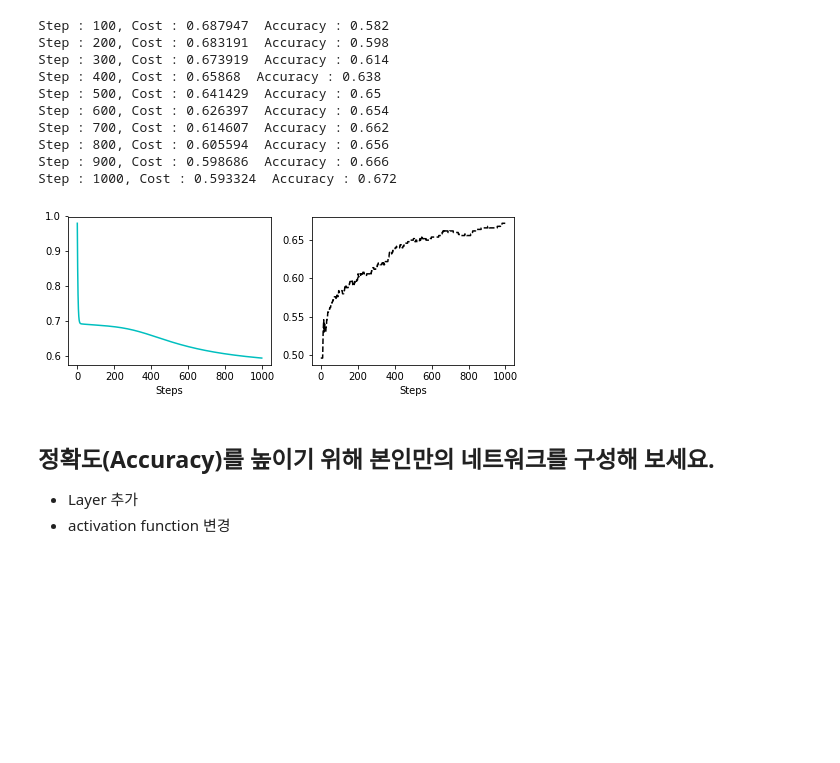
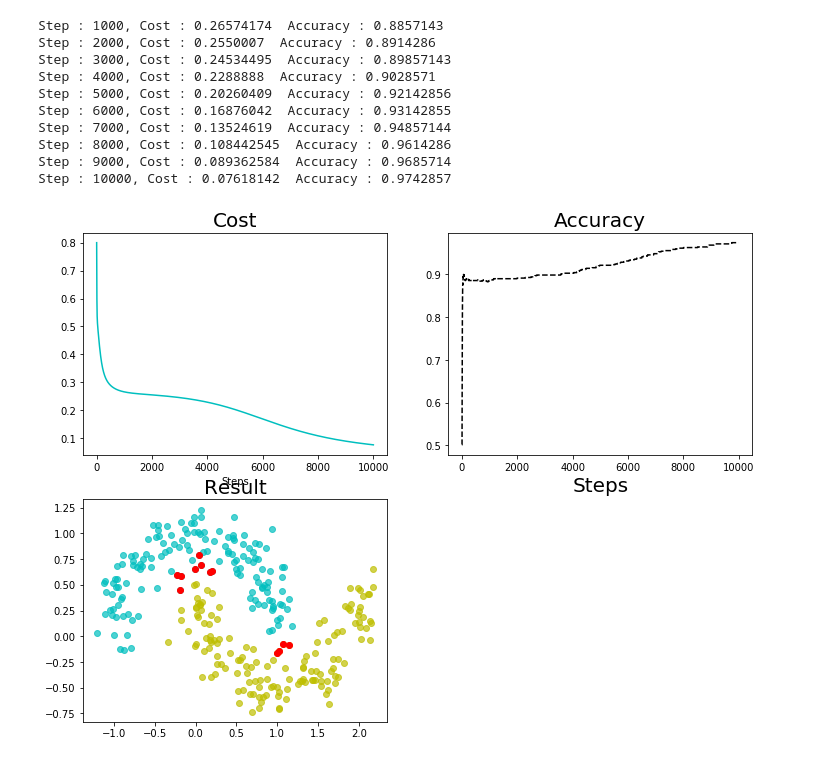
Before and after one commit to mjgim/tensorflow_tutorial, a Jupyter notebook: 7. Binary Classification.ipynb, the cells around one changed output. Saved outputs shown, nothing was run; the diff lists cells and outputs as text; code cells hidden in the pictures; blank space fills up the shorter version.

```diff
--- a/7. Binary Classification.ipynb
+++ b/7. Binary Classification.ipynb
@@ -11,6 +9,0 @@ y_data = [[0] if x_data[i][0]*x_data[i][1] >= 0. else [1] for i in range(len(x_d
-# %%
-for i, j in enumerate(y_data):
-    if j == [0] :
-        _ = plt.plot(x_data[i][0], x_data[i][1], "r.")
-    else :
-        _ = plt.plot(x_data[i][0], x_data[i][1], "b.")
@@ -39,0 +108,11 @@ accuracy = tf.reduce_mean(tf.cast(tf.equal(predicted, Y), dtype=tf.float32))
+# %%
+# Moon data
+x_moon, y_moon = make_moons(n_samples=1000, shuffle=True, noise=0.15, random_state=10)
+
+plt.suptitle("Scatter Plot", fontsize=20)
+plt.scatter(x_moon[y_moon == 0, 0], x_moon[y_moon == 0, 1], label="Class 0", alpha=0.7)
+plt.scatter(x_moon[y_moon == 1, 0], x_moon[y_moon == 1, 1], label="Class 1", alpha=0.7)
+plt.legend(fontsize=15)
+
+x_train, x_test, y_train, y_test = \
+train_test_split(x_moon, y_moon, test_size=0.3, random_state=777)
@@ -40,40 +121,54 @@ accuracy = tf.reduce_mean(tf.cast(tf.equal(predicted, Y), dtype=tf.float32))
 # %%
 # Launch the graph in a session.
 sess = tf.Session()
 # Initializes global variables in the graph.
 sess.run(tf.global_variables_initializer())
 
 cost_list = []
 acc_list = []
 
-iteration = 1000
+iteration = 10000
 for step in range(iteration):
-    acc, cost, _, = sess.run([accuracy, loss,  train,], feed_dict={X: x_data, Y: y_data})
+    acc, cost, _, = sess.run([accuracy, loss,  train],
+                             feed_dict={X: x_train, Y: np.reshape(y_train, [-1,1])})
     cost_list.append(cost)
     acc_list.append(acc)
     if (step+1) % (iteration//10) ==0:
         print("Step : %i, Cost : %s  Accuracy : %s" %(step+1, cost, acc))
 
-plt.figure(figsize=(8,6))
+plt.figure(figsize=(12,9))
 plt.subplot(221)
+plt.title("Cost", fontsize=20)
 plt.xlabel("Steps")
 _ = plt.plot(cost_list, "c")
+
 plt.subplot(222)
-plt.xlabel("Steps")
+plt.title("Accuracy", fontsize=20)
+plt.xlabel("Steps", fontsize=20)
 _ = plt.plot(acc_list, "k--")
+
+Hypothesis = sess.run(H, feed_dict={X: x_test})
+
+
+plt.subplot(223)
+plt.title("Result", fontsize=20)
+for i, j in enumerate(Hypothesis):
+    if j > 0.5 :
+        _ = plt.plot(x_test[i][0], x_test[i][1], "yo", alpha=0.7)
+    else :
+        _ = plt.plot(x_test[i][0], x_test[i][1], "co", alpha=0.7)
+for i in range(len(Hypothesis)):
+    if np.around(Hypothesis)[i] != y_test[i]:
+        plt.plot(x_test[i][0], x_test[i][1], "ro")
 # %% [output]
-Step : 100, Cost : 0.687947  Accuracy : 0.582
-Step : 200, Cost : 0.683191  Accuracy : 0.598
-Step : 300, Cost : 0.673919  Accuracy : 0.614
-Step : 400, Cost : 0.65868  Accuracy : 0.638
-Step : 500, Cost : 0.641429  Accuracy : 0.65
-Step : 600, Cost : 0.626397  Accuracy : 0.654
-Step : 700, Cost : 0.614607  Accuracy : 0.662
-Step : 800, Cost : 0.605594  Accuracy : 0.656
-Step : 900, Cost : 0.598686  Accuracy : 0.666
-Step : 1000, Cost : 0.593324  Accuracy : 0.672
+Step : 1000, Cost : 0.26574174  Accuracy : 0.8857143
+Step : 2000, Cost : 0.2550007  Accuracy : 0.8914286
+Step : 3000, Cost : 0.24534495  Accuracy : 0.89857143
+Step : 4000, Cost : 0.2288888  Accuracy : 0.9028571
+Step : 5000, Cost : 0.20260409  Accuracy : 0.92142856
+Step : 6000, Cost : 0.16876042  Accuracy : 0.93142855
+Step : 7000, Cost : 0.13524619  Accuracy : 0.94857144
+Step : 8000, Cost : 0.108442545  Accuracy : 0.9614286
+Step : 9000, Cost : 0.089362584  Accuracy : 0.9685714
+Step : 10000, Cost : 0.07618142  Accuracy : 0.9742857
-[figure, old version]
+[figure, new version]
-# %% [markdown]
-## 정확도(Accuracy)를 높이기 위해 본인만의 네트워크를 구성해 보세요.
-- Layer 추가
-- activation function 변경
```
Also changed, not shown: parts of 7 cells of this notebook, 7 other files.
